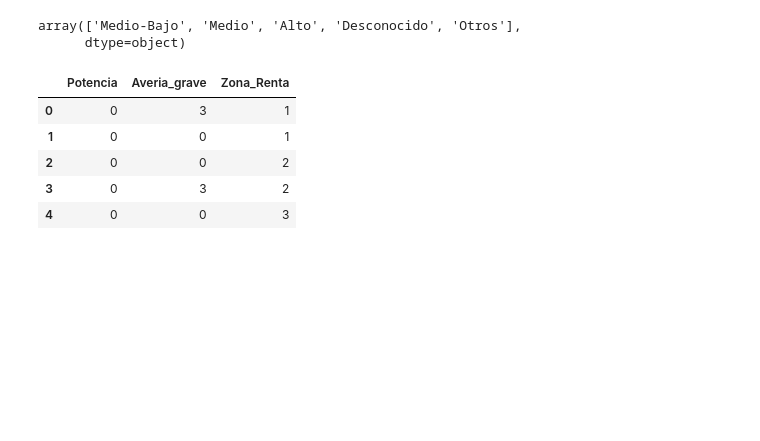
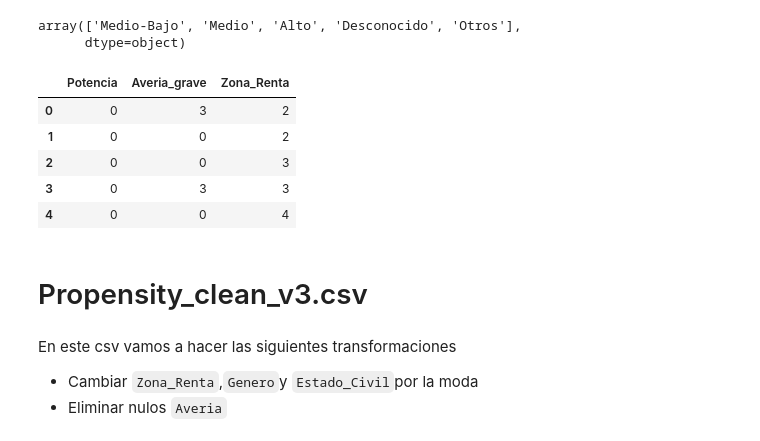
Before and after one commit to martinagg7/ia_propensity, a Jupyter notebook: notebooks/02_clean.ipynb, the cells around one changed output. Drawn from its saved outputs; the diff is of its cells as text; code cells hidden in the pictures; blank space fills up the shorter version.

```diff
--- a/notebooks/02_clean.ipynb
+++ b/notebooks/02_clean.ipynb
@@ -69,7 +69,7 @@ Index(['PRODUCTO', 'TIPO_CARROCERIA', 'COMBUSTIBLE', 'Potencia', 'TRANS',
 # %%
 # Label Encoding:
 label_cols = ["PRODUCTO", "TIPO_CARROCERIA", "COMBUSTIBLE", "FORMA_PAGO", "ESTADO_CIVIL",
-              "GENERO", "OcupaciOn", "PROVINCIA", "Zona_Renta", "REV_Garantia", "QUEJA_CAC",
+              "GENERO", "OcupaciOn", "PROVINCIA", "REV_Garantia", "QUEJA_CAC",
               "Campanna1", "Campanna2", "Campanna3", "Mas_1_coche", "TRANS"]
 
 label_encoders = {}
@@ -92,7 +92,7 @@ df_clean_v1[label_cols].head()
 #comprobamos los valores que hay
 columns_of_interest = ["PRODUCTO","COMBUSTIBLE", "Potencia", "TRANS", "FORMA_PAGO",
                        "ESTADO_CIVIL", "GENERO", "OcupaciOn",
-                       "Averia_grave", "Mas_1_coche",'Campanna1','QUEJA_CAC','Zona_Renta']
+                       "Averia_grave", "Mas_1_coche",'Campanna1','QUEJA_CAC']
 for col in columns_of_interest:
     print(f"Valores únicos en {col}:")
     print(df_clean_v1[col].unique())
@@ -194,25 +197,31 @@ array(['Medio-Bajo', 'Medio', 'Alto', 'Desconocido', 'Otros'],
 # %%
 #Ordinal Encoding: 'Potencia', 'Averia_grave' y 'Zona_Renta' en df_clean_v2
 
 
 # Definir el orden correcto para cada variable
 ordinal_encoder = OrdinalEncoder(categories=[
     ["Baja", "Media", "Alta"],  # Potencia: 0, 1, 2
     ["No", "Averia leve", "Averia grave", "Averia muy grave"],  # Averia_grave: 0, 1, 2, 3
-    ["Desconocido", "Medio-Bajo", "Medio", "Alto", "Otros"]  # Zona_Renta: Desconocido tiene menor importancia
+    ["Desconocido", "Otros","Medio-Bajo", "Medio", "Alto"]  # Zona_Renta: Desconocido tiene menor importancia
 ])
 
 
 df_clean_v2[["Potencia", "Averia_grave", "Zona_Renta"]] = ordinal_encoder.fit_transform(df_clean_v2[["Potencia", "Averia_grave", "Zona_Renta"]]).astype(int)
 
 # Confirmar la transformación final
 df_clean_v2[["Potencia", "Averia_grave", "Zona_Renta"]].head()
 # %% [output]
 |  | Potencia | Averia_grave | Zona_Renta |
-| 0 | 0 | 3 | 1 |
-| 1 | 0 | 0 | 1 |
-| 2 | 0 | 0 | 2 |
-| 3 | 0 | 3 | 2 |
-| 4 | 0 | 0 | 3 |
+| 0 | 0 | 3 | 2 |
+| 1 | 0 | 0 | 2 |
+| 2 | 0 | 0 | 3 |
+| 3 | 0 | 3 | 3 |
+| 4 | 0 | 0 | 4 |
 # %%
 df_clean_v2.to_csv(os.path.join(processed_dir, "Propensity_clean_v2.csv"), index=False)
+# %% [markdown]
+# Propensity_clean_v3.csv
+# %% [markdown]
+En este csv vamos a hacer las siguientes transformaciones
+- Cambiar `Zona_Renta`,`Genero`y `Estado_Civil`por la moda
+- Eliminar nulos `Averia`
```
Also changed, not shown: parts of 22 cells of this notebook, 3 other files.
